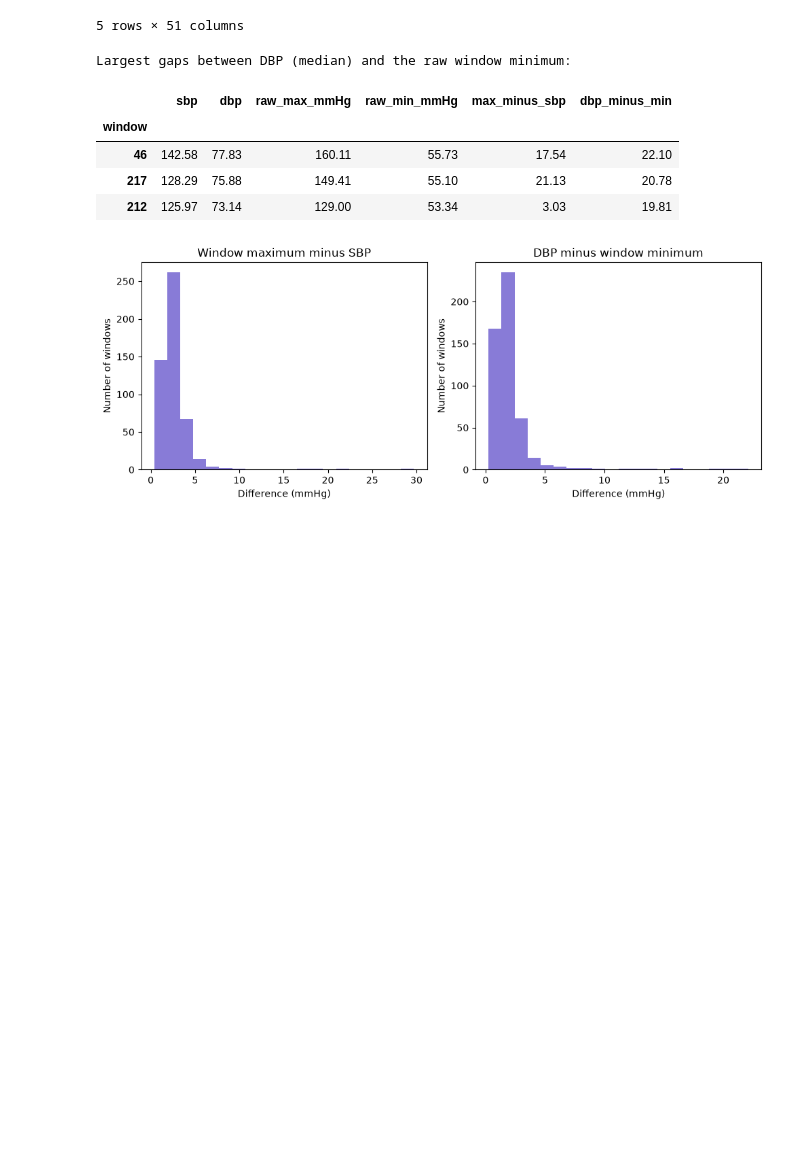
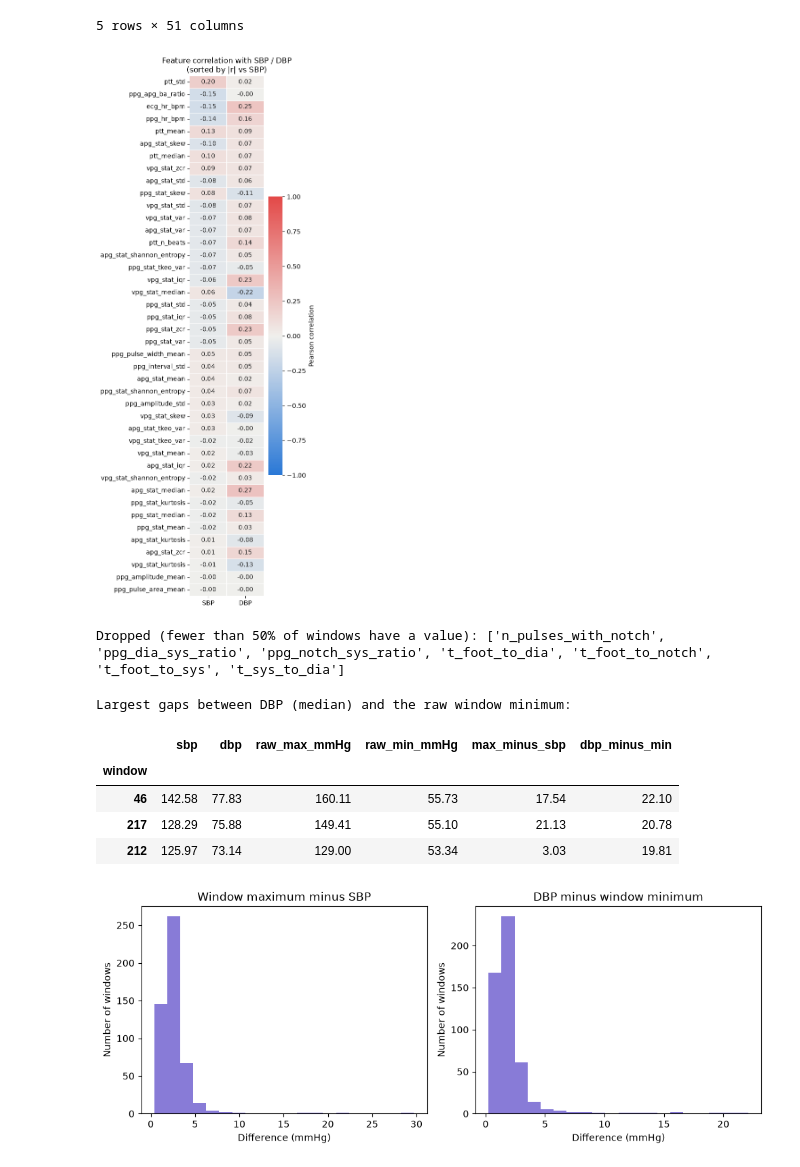
Before and after one commit to Break-Through-Tech/Microsoft-1C-educational-blood-pressure-estimation, a Jupyter notebook: notebooks/data_exploration.ipynb, the cells around one changed output. Saved outputs shown, nothing was run; the diff lists cells and outputs as text; code cells hidden in the pictures; blank space fills up the shorter version.

```diff
--- a/notebooks/data_exploration.ipynb
+++ b/notebooks/data_exploration.ipynb
@@ -782,7 +803,4 @@ plt.show()
 # %%
-from scipy.signal import find_peaks
-
-
 def extract_ptt_features(ppg_peaks, r_peaks, fs=125, max_ptt=0.6):
     """Pulse transit time (PTT): delay from each ECG R-peak to the next PPG systolic peak.
     Usually the strongest single feature for cuffless BP (shorter PTT = higher BP)."""
@@ -807,9 +825,15 @@ def extract_ptt_features(ppg_peaks, r_peaks, fs=125, max_ptt=0.6):
 
 def extract_all_features(ppg_win, abp_win, ecg_win, fs=125):
     """Combined extractor for one 5-second window: PTT + PPG morphology + fiducial + window stats + labels.
-    Returns a flat dict (one row of the feature table), or None if the PPG has too few beats."""
+    Returns a flat dict (one row of the feature table), or None if the PPG has too few beats
+    or the ABP window has no usable label."""
     ppg_signals, ppg_info = nk.ppg_process(ppg_win, sampling_rate=fs)
     ecg_signals, ecg_info = nk.ecg_process(ecg_win, sampling_rate=fs)
+
+    # labels first (cheap): skip windows get_bp_labels rejects
+    labels = get_bp_labels(abp_win, fs)
+    if labels is None:
+        return None
 
     # morphology features already need >= 2 beats; skip window otherwise
     feats = extract_ppg_features(ppg_signals, ppg_info, fs)
@@ -833,13 +857,8 @@ def extract_all_features(ppg_win, abp_win, ecg_win, fs=125):
     feats.update(extract_window_statistics(vpg, fs, prefix='vpg_stat_'))
     feats.update(extract_window_statistics(apg, fs, prefix='apg_stat_'))
 
-    # labels: median of detected ABP peaks/troughs is more robust than window max/min
-    sys_idx, _ = find_peaks(abp_win, distance=int(0.4 * fs))
-    dia_idx, _ = find_peaks(-abp_win, distance=int(0.4 * fs))
-    if len(sys_idx) == 0 or len(dia_idx) == 0:
-        return None
-    feats['sbp'] = np.median(abp_win[sys_idx])
-    feats['dbp'] = np.median(abp_win[dia_idx])
+    # labels: median of detected ABP peaks/troughs (see get_bp_labels)
+    feats['sbp'], feats['dbp'] = labels
     return feats
 # %%
 n_windows_to_use = 500  # subset for now
@@ -872,6 +891,40 @@ PTT vs SBP r = 0.13, vs DBP r = 0.09
 | 3 | 123.175182 | 0.005896 | 1.798631 | 0.130368 | 0.172444 | ... |
 | 4 | 124.223602 | 0.006856 | 1.851906 | 0.075868 | 0.177000 | ... |
 5 rows × 51 columns
+# %%
+from matplotlib.colors import LinearSegmentedColormap
+
+# blue <-> gray <-> red, blue = negative correlation, red = positive correlation
+diverging_cmap = LinearSegmentedColormap.from_list(
+    'bp_diverging', ['#2a78d6', '#f0efec', '#e34948']
+)
+
+# condense heatmap and only compare to bp labels
+min_coverage = 0.5
+heatmap_cols = [c for c in all_features_df.columns
+                if c not in ('sbp', 'dbp') and all_features_df[c].notna().mean() >= min_coverage]
+dropped = sorted(set(all_features_df.columns) - set(heatmap_cols) - {'sbp', 'dbp'})
+
+target_corr = pd.DataFrame({
+    'SBP': all_features_df[heatmap_cols].corrwith(all_features_df['sbp']),
+    'DBP': all_features_df[heatmap_cols].corrwith(all_features_df['dbp']),
+})
+target_corr = target_corr.loc[target_corr['SBP'].abs().sort_values(ascending=False).index]  # strongest vs SBP first
+
+plt.figure(figsize=(5, max(6, len(target_corr) * 0.3)))
+sns.heatmap(
+    target_corr, cmap=diverging_cmap, vmin=-1, vmax=1, center=0,
+    annot=True, fmt='.2f', linewidths=0.5,
+    cbar_kws={'label': 'Pearson correlation'},
+)
+plt.title('Feature correlation with SBP / DBP', fontsize=12)
+plt.tight_layout()
+plt.show()
+
+print(f"Dropped (fewer than {min_coverage:.0%} of windows have a value): {dropped}")
+# %% [output]
+[figure, added]
+Dropped (fewer than 50% of windows have a value): ['n_pulses_with_notch', 'ppg_dia_sys_ratio', 'ppg_notch_sys_ratio', 't_foot_to_dia', 't_foot_to_notch', 't_foot_to_sys', 't_sys_to_dia']
 # %%
 # Compare beat medians with the single highest/lowest sample
 # One unusual sample affects an extreme more than a median.
```
Also changed, not shown: parts of 9 cells of this notebook.
